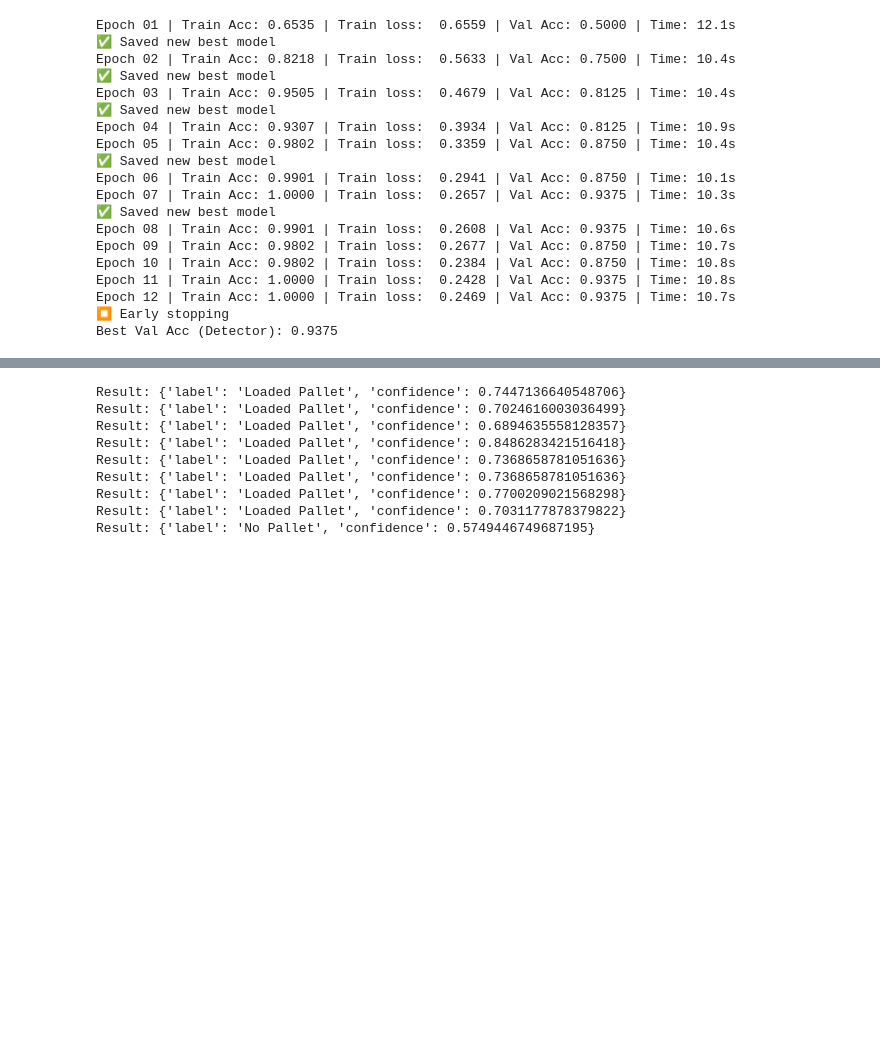
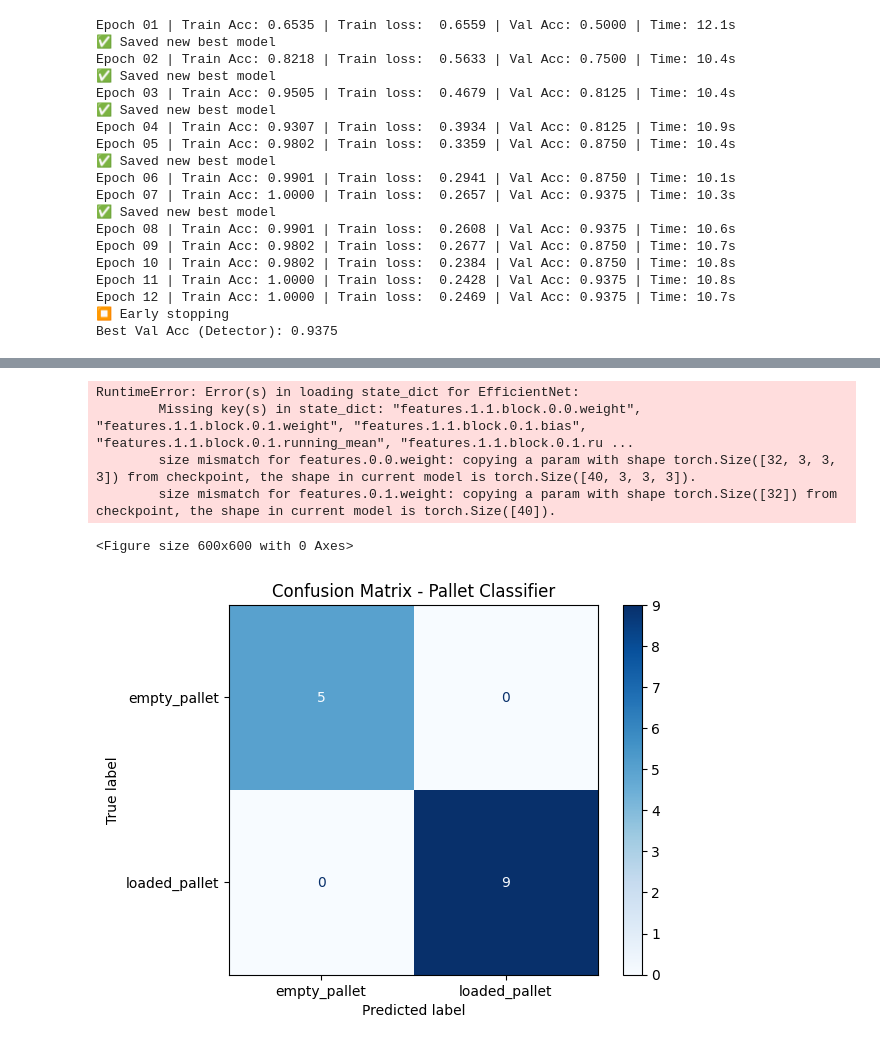
Before and after one commit to Dakgon/Pallet_demo, a Jupyter notebook: new_stat.ipynb, the cells around one changed output, grey strips where cells are left out. Drawn from its saved outputs; the diff is of its cells as text; code cells hidden in the pictures; blank space fills up the shorter version.

Commit message:
change new model

```diff
--- a/new_stat.ipynb
+++ b/new_stat.ipynb
@@ -204,7 +168,7 @@ train_loader = DataLoader(train_dataset, batch_size=32, shuffle=True, num_worker
 val_loader   = DataLoader(val_dataset, batch_size=32, shuffle=False, num_workers=4)
 
 # ================== 3. Model ==================
-modelB = models.efficientnet_b0(pretrained=True)
+modelB = models.efficientnet_b3(pretrained=True)
 num_ftrs = modelB.classifier[1].in_features
 modelB.classifier[1] = nn.Linear(num_ftrs, len(class_names))
 modelB = modelB.to(device)
@@ -285,6 +255,7 @@ from PIL import Image
 # ---- Step 1: Load models ----
 def load_model_efficientnet(num_classes, weight_path):
     model = models.efficientnet_b0(pretrained=False)
+
     num_ftrs = model.classifier[1].in_features
     model.classifier[1] = nn.Linear(num_ftrs, num_classes)
     state_dict = torch.load(weight_path, map_location="cpu")
@@ -338,12 +309,43 @@ for i in range (1, 10):
 # result = infer_pipeline(r"D:\LAB\nothing.jpg")
 # print("Result:", result)
 # %% [output]
-Result: {'label': 'Loaded Pallet', 'confidence': 0.7447136640548706}
-Result: {'label': 'Loaded Pallet', 'confidence': 0.7024616003036499}
-Result: {'label': 'Loaded Pallet', 'confidence': 0.6894635558128357}
-Result: {'label': 'Loaded Pallet', 'confidence': 0.8486283421516418}
-Result: {'label': 'Loaded Pallet', 'confidence': 0.7368658781051636}
-Result: {'label': 'Loaded Pallet', 'confidence': 0.7368658781051636}
-Result: {'label': 'Loaded Pallet', 'confidence': 0.7700209021568298}
-Result: {'label': 'Loaded Pallet', 'confidence': 0.7031177878379822}
-Result: {'label': 'No Pallet', 'confidence': 0.5749446749687195}
+RuntimeError: Error(s) in loading state_dict for EfficientNet:
+        Missing key(s) in state_dict: "features.1.1.block.0.0.weight", "features.1.1.block.0.1.weight", "features.1.1.block.0.1.bias", "features.1.1.block.0.1.running_mean", "features.1.1.block.0.1.ru ...
+        size mismatch for features.0.0.weight: copying a param with shape torch.Size([32, 3, 3, 3]) from checkpoint, the shape in current model is torch.Size([40, 3, 3, 3]).
+        size mismatch for features.0.1.weight: copying a param with shape torch.Size([32]) from checkpoint, the shape in current model is torch.Size([40]).
+# %%
+# Evaluation modelk for pallet classifier
+from sklearn.metrics import confusion_matrix, ConfusionMatrixDisplay
+import matplotlib.pyplot as plt
+
+# Load lại best model (phòng khi early stopping)
+best_model = models.efficientnet_b0(pretrained=False)
+num_ftrs = best_model.classifier[1].in_features
+best_model.classifier[1] = nn.Linear(num_ftrs, len(class_names))
+best_model.load_state_dict(torch.load("pallet_classifier.pth", map_location=device))
+best_model = best_model.to(device)
+best_model.eval()
+
+all_preds = []
+all_labels = []
+
+with torch.no_grad():
+    for x, y in val_loader:
+        x, y = x.to(device), y.to(device)
+        outputs = best_model(x)
+        _, preds = torch.max(outputs, 1)
+        all_preds.extend(preds.cpu().numpy())
+        all_labels.extend(y.cpu().numpy())
+
+# Tạo confusion matrix
+cm = confusion_matrix(all_labels, all_preds)
+disp = ConfusionMatrixDisplay(confusion_matrix=cm, display_labels=class_names)
+
+# Vẽ ma trận
+plt.figure(figsize=(6,6))
+disp.plot(cmap=plt.cm.Blues, values_format='d')
+plt.title("Confusion Matrix - Pallet Classifier")
+plt.show()
+# %% [output]
+<Figure size 600x600 with 0 Axes>
+[figure, added]
```
Also changed, not shown: parts of 2 cells of this notebook, 2 other files.
